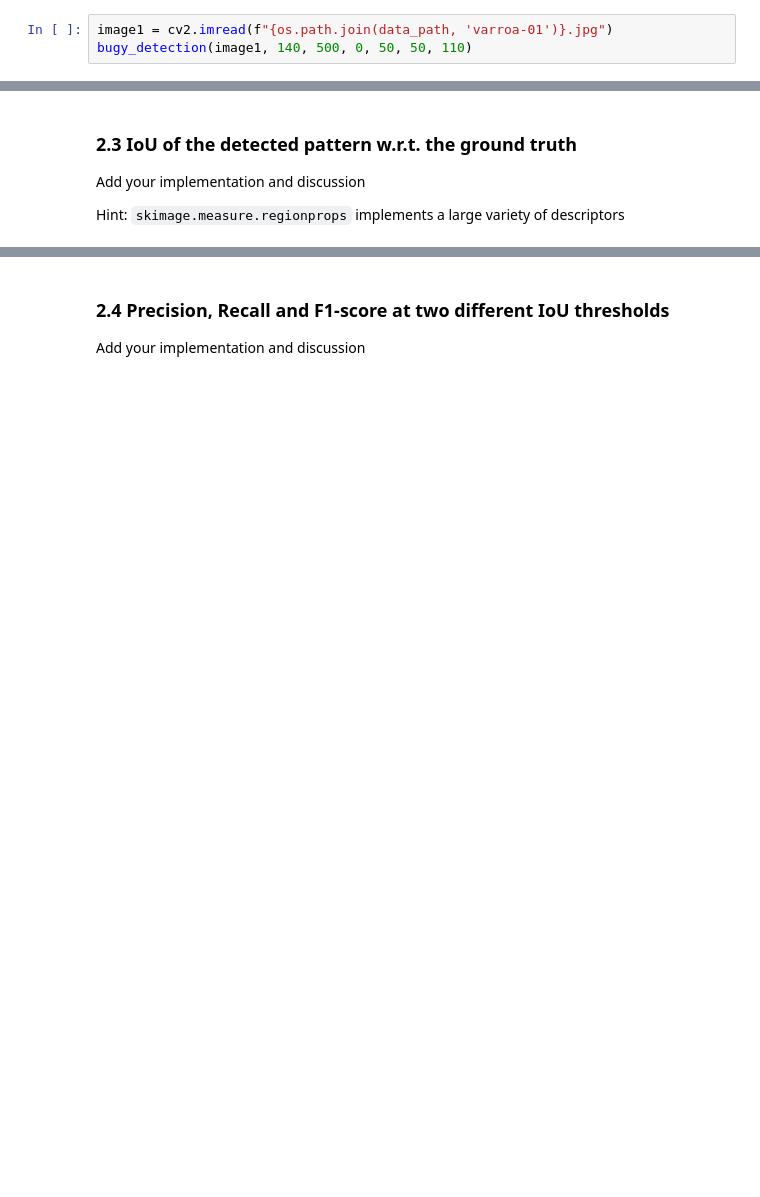
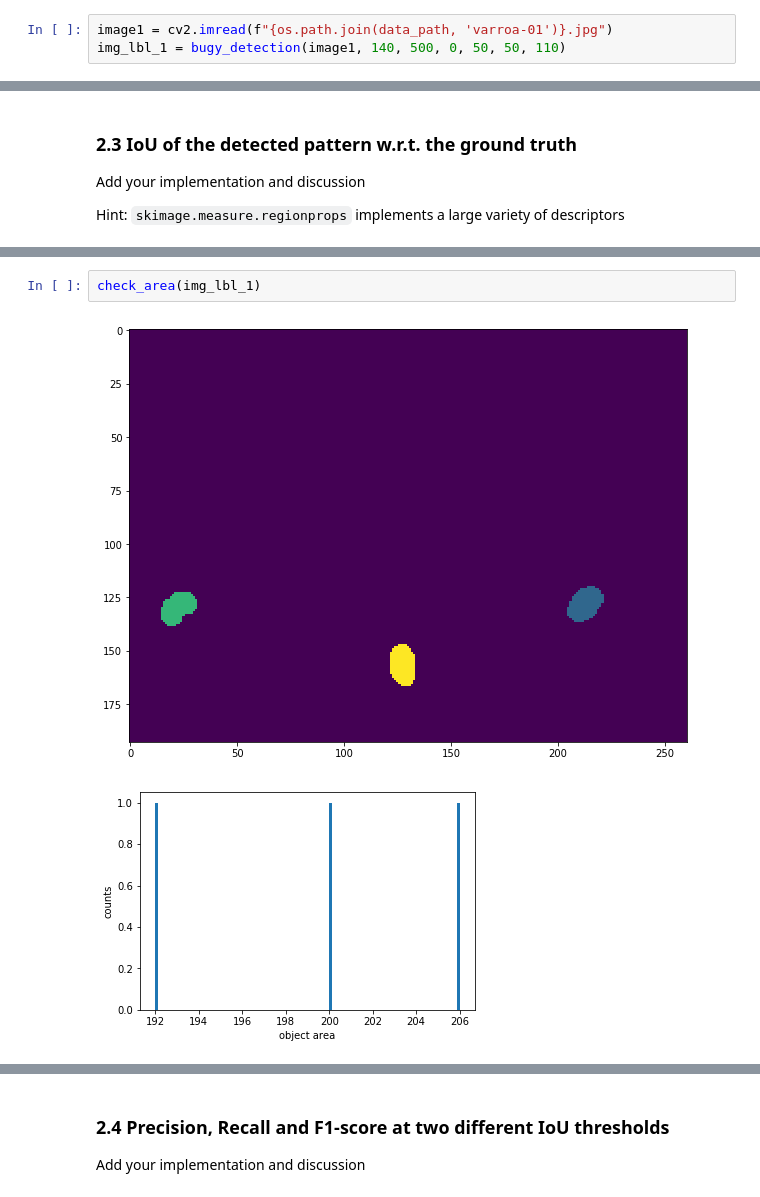
Before and after one commit to JelenaBanjac/image-analysis, a Jupyter notebook: labs/lab_01_segmentation.ipynb, the cells around one changed output, grey strips where cells are left out. Cells and saved outputs as stored; diff of their text form; blank space fills up the shorter version.

```diff
--- a/labs/lab_01_segmentation.ipynb
+++ b/labs/lab_01_segmentation.ipynb
@@ -354,5 +358,5 @@ def bugy_detection(image, lower_contour_area, upper_contour_area, lower_dark, up
 # %%
 image1 = cv2.imread(f"{os.path.join(data_path, 'varroa-01')}.jpg")
-bugy_detection(image1, 140, 500, 0, 50, 50, 110)
+img_lbl_1 = bugy_detection(image1, 140, 500, 0, 50, 50, 110)
 # %% [output]
 Number of countures: 3
@@ -474,0 +486,5 @@ plt.show()
+# %%
+check_area(img_lbl_1)
+# %% [output]
+[figure, added]
+[figure, added]
```
Also changed, not shown: parts of 11 cells of this notebook.
